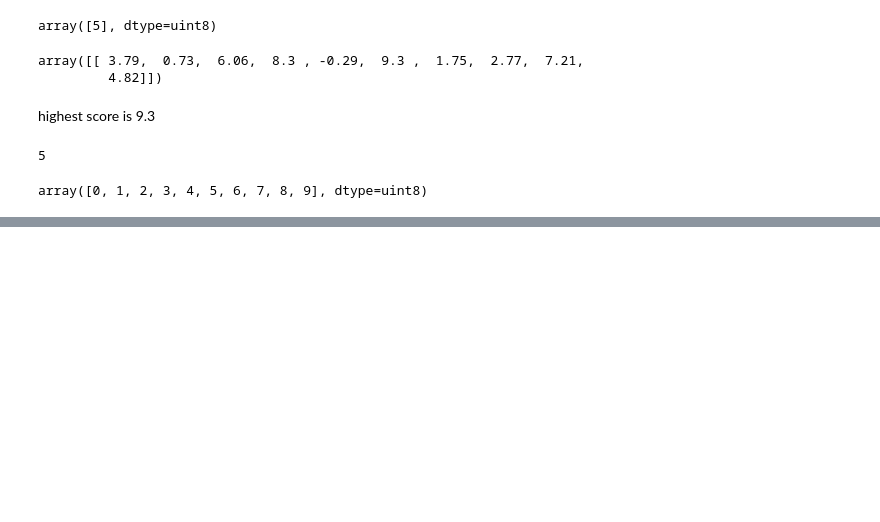
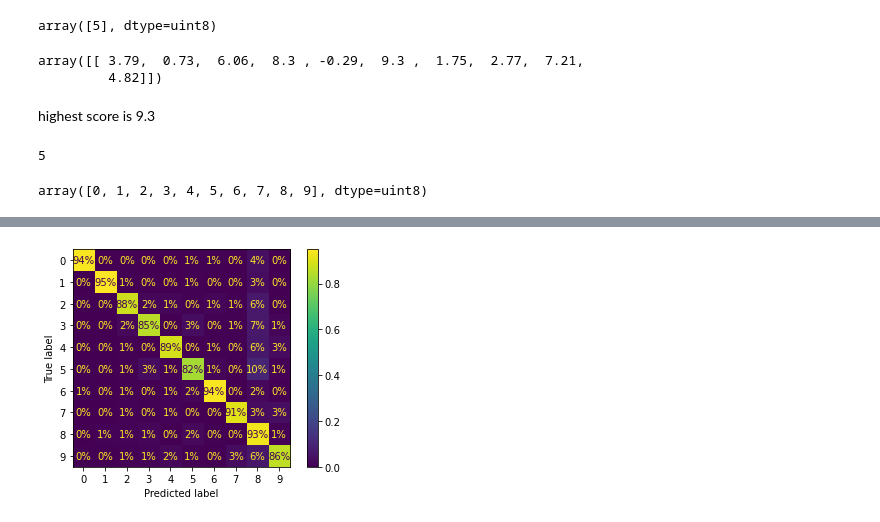
Before and after one commit to DennisxB/handson-machinelearning, a Jupyter notebook: ch03_classification.ipynb, the cells around one changed output, grey strips where cells are left out. Saved outputs shown, nothing was run; the diff lists cells and outputs as text; code cells hidden in the pictures; blank space fills up the shorter version.

```diff
--- a/ch03_classification.ipynb
+++ b/ch03_classification.ipynb
@@ -352,0 +422,7 @@ array([0, 1, 2, 3, 4, 5, 6, 7, 8, 9], dtype=uint8)
+# %%
+# converts the valujes to percentages
+ConfusionMatrixDisplay.from_predictions(y_train, y_train_pred, normalize="true",
+                                       values_format=".0%")
+plt.show()  # plot
+# %% [output]
+[figure, added]
```
Also changed, not shown: parts of 19 cells of this notebook.
